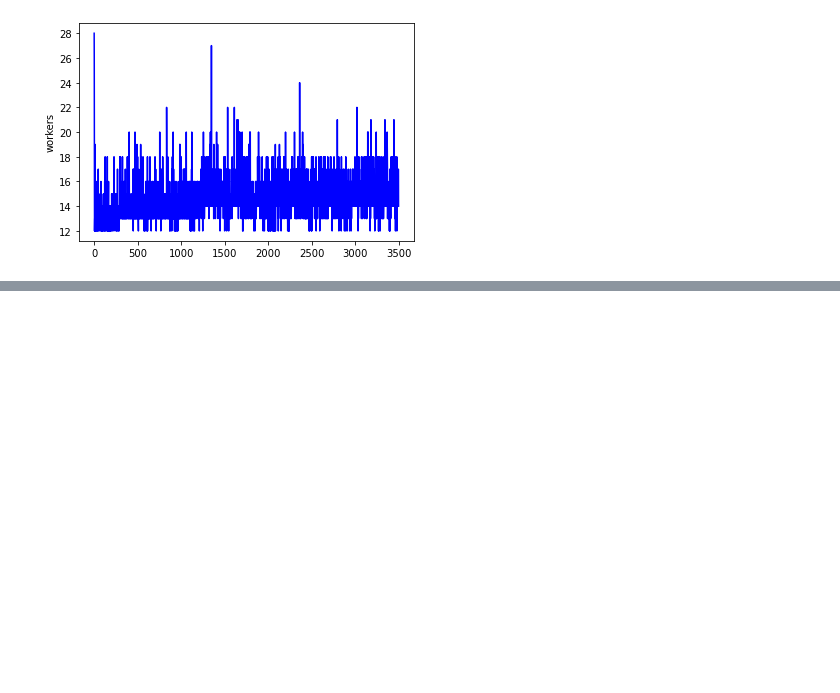
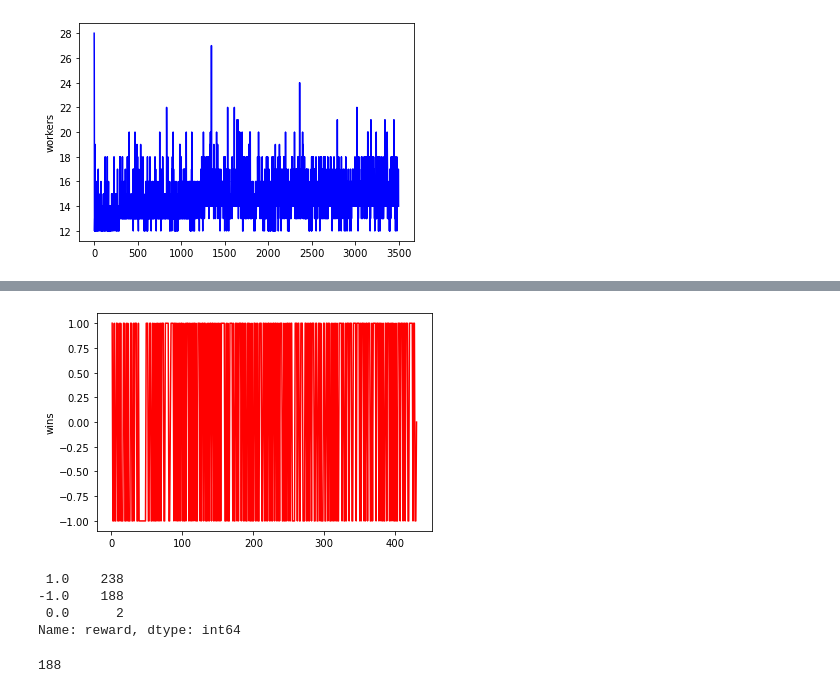
Before and after one commit to UNBREAKING/SC2-AI, a Jupyter notebook: charts.ipynb, the cells around one changed output, grey strips where cells are left out. Cells and saved outputs as stored; diff of their text form; code cells hidden in the pictures; blank space fills up the shorter version.

Commit message:
added final rush bot and updated charts data

```diff
--- a/charts.ipynb
+++ b/charts.ipynb
@@ -18,6 +18,7 @@ learningBuildMarinesResultsV2 = pd.read_csv('agents/learningBuildMarinesV2Reward
 learningBuildMarinesResultsV3 = pd.read_csv('agents/learningBuildMarinesV3Reward.csv',index_col=0)
 learningBuildMarinesResultsV4 = pd.read_csv('agents/learningBuildMarinesV4Reward.csv',index_col=0)
 learningBuildMarinesResultsV5 = pd.read_csv('agents/learningBuildMarinesV5Reward.csv',index_col=0)
+learningMarinesRushResults = pd.read_csv('agents/learningRushMarine5Reward.csv',index_col=0)
 # %%
 # Load of q-tables
 ## move to beacon
@@ -796,0 +857,3 @@ plt.show()
+# %%
+learningMarinesRushResults = learningMarinesRushResults.dropna(subset=['reward'])
+learningMarinesRushResults
@@ -796,0 +874,6 @@ plt.show()
+# %%
+plt.plot('reward', data=learningMarinesRushResults, color='red')
+plt.ylabel('wins')
+plt.show()
+# %% [output]
+[figure, added]
@@ -796,0 +882,11 @@ plt.show()
+# %%
+learningMarineRushValues
+# %% [output]
+ 1.0    238
+-1.0    188
+ 0.0      2
+Name: reward, dtype: int64
+# %%
+learningMarineRushValues[-1]
+# %% [output]
+188
```
Also changed, not shown: parts of 7 cells of this notebook, 6 other files.
